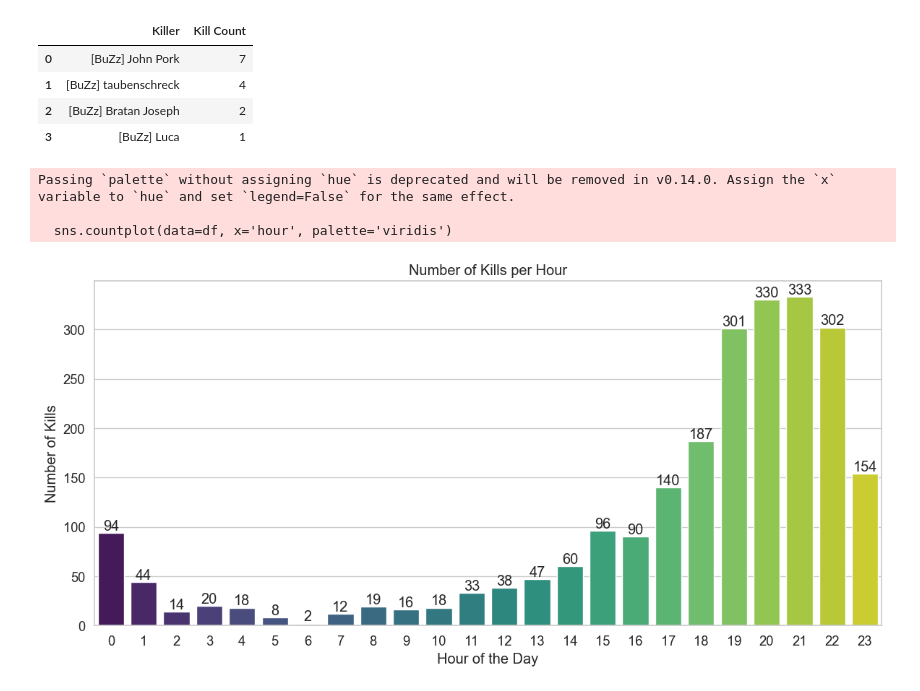
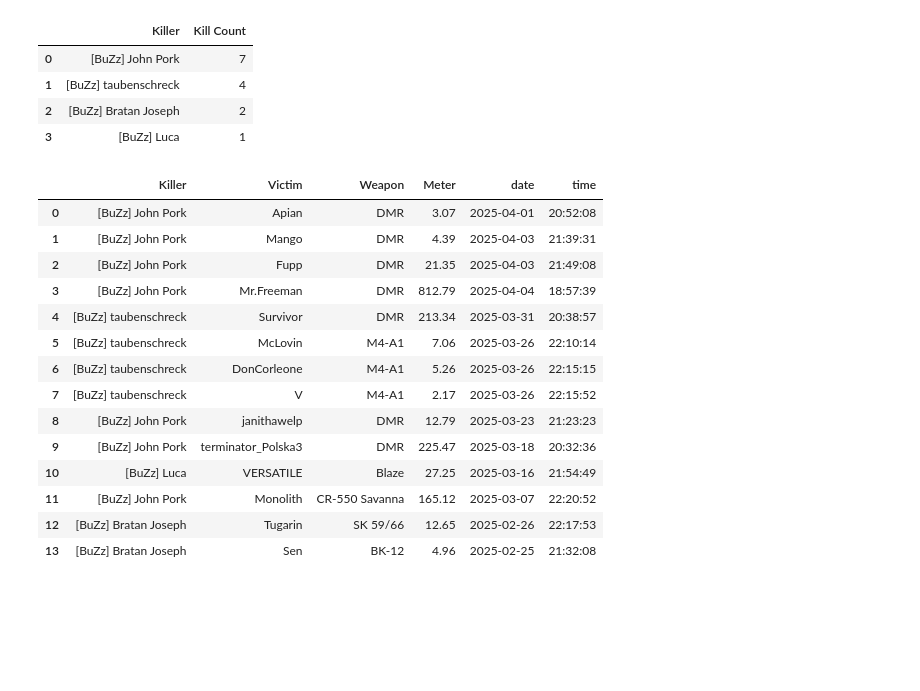
Before and after one commit to lucahlg/DayZAnalytics, a Jupyter notebook: discord.ipynb, the cells around one changed output. Saved outputs shown, nothing was run; the diff lists cells and outputs as text; code cells hidden in the pictures; blank space fills up the shorter version.

```diff
--- a/discord.ipynb
+++ b/discord.ipynb
@@ -261,26 +260,26 @@ top_5_killers_buzz.head(5)
 | 1 | [BuZz] taubenschreck | 4 |
 | 2 | [BuZz] Bratan Joseph | 2 |
 | 3 | [BuZz] Luca | 1 |
-# %%
-# visualize the time and frequency of kills per hour
-plt.figure(figsize=(12, 6))
-# Convert the 'time' column to datetime format for easier manipulation
-df['time'] = pd.to_datetime(df['time'], format='%H:%M:%S').dt.time
-# Create a new column for the hour of the kill
-df['hour'] = pd.to_datetime(df['time'].astype(str)).dt.hour
-# Create a count plot of the number of kills per hour
-sns.countplot(data=df, x='hour', palette='viridis')
-plt.title('Number of Kills per Hour')
-plt.xlabel('Hour of the Day')
-plt.ylabel('Number of Kills')
-# Add labels to the bars
-for container in plt.gca().containers:
-    plt.gca().bar_label(container, fmt='%d', label_type='edge')
-plt.xticks(rotation=0)
-plt.tight_layout()
-plt.show()
-# %% [output]
-Passing `palette` without assigning `hue` is deprecated and will be removed in v0.14.0. Assign the `x` variable to `hue` and set `legend=False` for the same effect.
-
-  sns.countplot(data=df, x='hour', palette='viridis')
-[figure, removed]
+# %%
+# list all kills with the text "BuZz" in their name
+kills_buzz = df[df['Killer'].str.contains('BuZz', case=False)]
+kills_buzz.reset_index(drop=True, inplace=True)
+# reorder the columns
+kills_buzz = kills_buzz[['Killer', 'Victim', 'Weapon', 'Meter', 'date', 'time']]
+kills_buzz.head(50)
+# %% [output]
+|  | Killer | Victim | Weapon | Meter | date | time |
+| 0 | [BuZz] John Pork | Apian | DMR | 3.07 | 2025-04-01 | 20:52:08 |
+| 1 | [BuZz] John Pork | Mango | DMR | 4.39 | 2025-04-03 | 21:39:31 |
+| 2 | [BuZz] John Pork | Fupp | DMR | 21.35 | 2025-04-03 | 21:49:08 |
+| 3 | [BuZz] John Pork | Mr.Freeman | DMR | 812.79 | 2025-04-04 | 18:57:39 |
+| 4 | [BuZz] taubenschreck | Survivor | DMR | 213.34 | 2025-03-31 | 20:38:57 |
+| 5 | [BuZz] taubenschreck | McLovin | M4-A1 | 7.06 | 2025-03-26 | 22:10:14 |
+| 6 | [BuZz] taubenschreck | DonCorleone | M4-A1 | 5.26 | 2025-03-26 | 22:15:15 |
+| 7 | [BuZz] taubenschreck | V | M4-A1 | 2.17 | 2025-03-26 | 22:15:52 |
+| 8 | [BuZz] John Pork | janithawelp | DMR | 12.79 | 2025-03-23 | 21:23:23 |
+| 9 | [BuZz] John Pork | terminator_Polska3 | DMR | 225.47 | 2025-03-18 | 20:32:36 |
+| 10 | [BuZz] Luca | VERSATILE | Blaze | 27.25 | 2025-03-16 | 21:54:49 |
+| 11 | [BuZz] John Pork | Monolith | CR-550 Savanna | 165.12 | 2025-03-07 | 22:20:52 |
+| 12 | [BuZz] Bratan Joseph | Tugarin | SK 59/66 | 12.65 | 2025-02-26 | 22:17:53 |
+| 13 | [BuZz] Bratan Joseph | Sen | BK-12 | 4.96 | 2025-02-25 | 21:32:08 |
```
Also changed, not shown: parts of 3 cells of this notebook.
